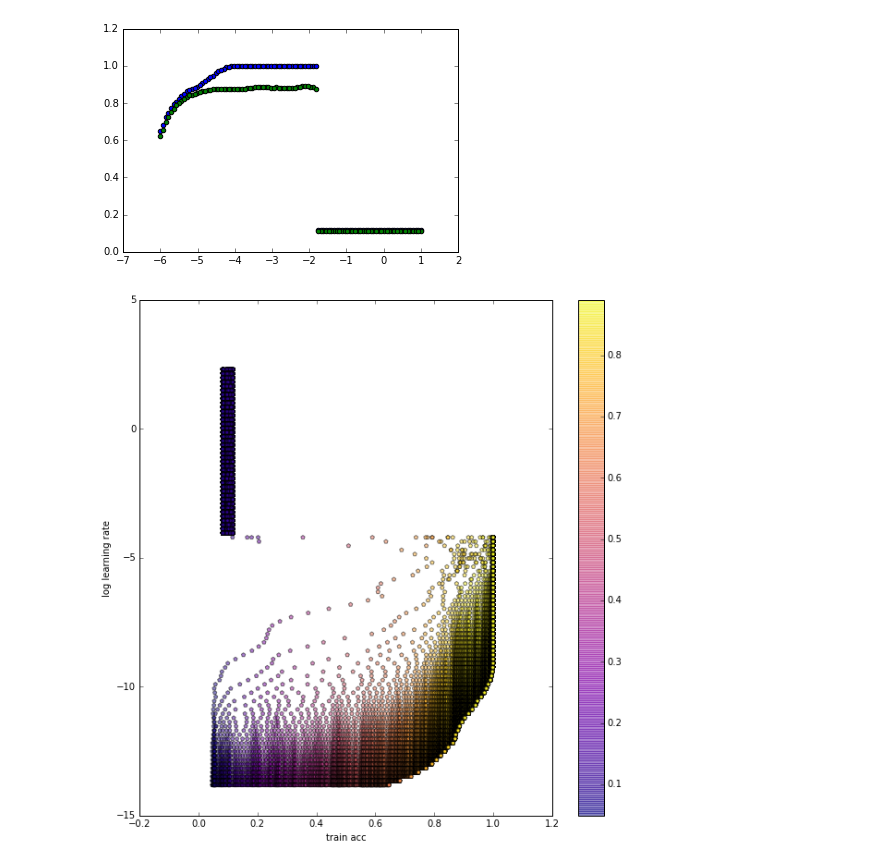
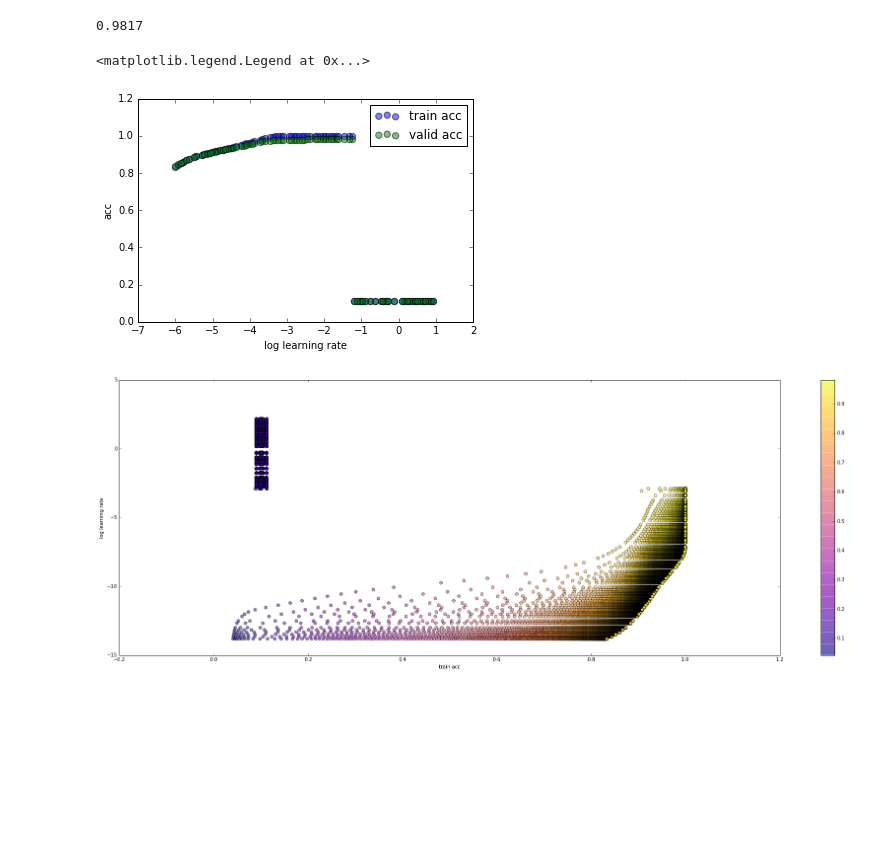
Before and after one commit to mehdidc/learning_rate_and_generalization, a Jupyter notebook: analysis.ipynb, the cells around one changed output. Drawn from its saved outputs; the diff is of its cells as text; code cells hidden in the pictures; blank space fills up the shorter version.

```diff
--- a/analysis.ipynb
+++ b/analysis.ipynb
@@ -8,32 +8,43 @@ import pandas as pd
 # %%
 db = load_db()
 # %%
-jobs = list(db.jobs_with(state=SUCCESS, where='jobset1'))
+jobs = list(db.jobs_with(state=SUCCESS, where='jobset3'))
 # %%
+train_stat = 'train_acc'
+valid_stat = 'valid_acc'
+test_stat = 'test_acc'
+agg = max
+argagg = np.argmax
+
 learning_rate = [j['content']['hp']['learning_rate'] for j in jobs]
-max_train_acc = [max(h['train_acc'] for h in j['history']) for j in jobs]
-max_valid_acc = [max(h['valid_acc'] for h in j['history']) for j in jobs]
-max_test_acc = [max(h['valid_acc'] for h in j['history']) for j in jobs]
-test_max_valid_acc = [ j['history'][np.argmax(h['valid_acc'] for h in j['history'])]['test_acc'] for j in jobs]
+max_train_acc = [agg(h[train_stat] for h in j['history']) for j in jobs]
+max_valid_acc = [agg(h[valid_stat] for h in j['history']) for j in jobs]
+max_test_acc = [agg(h[test_stat] for h in j['history']) for j in jobs]
+test_max_valid_acc = [ j['history'][argagg(h[valid_stat] for h in j['history'])][test_stat] for j in jobs]
+# %% [output]
+0.9817
 # %%
-plt.scatter(np.log10(learning_rate), max_train_acc, c='b', marker='o')
-plt.scatter(np.log10(learning_rate), max_valid_acc, c='g', marker='o')
+plt.scatter(np.log10(learning_rate), max_train_acc, c='b', marker='o', s=40, label='train acc', alpha=0.5)
+plt.scatter(np.log10(learning_rate), max_valid_acc, c='g', marker='o', s=40, label='valid acc', alpha=0.5)
+plt.xlabel('log learning rate')
+plt.ylabel('acc')
 #plt.scatter(np.log10(learning_rate), test_max_valid_acc, c='r')
 plt.legend()
 # %% [output]
+<matplotlib.legend.Legend at 0x...>
-[figure, old version]
+[figure, new version]
 # %%
-d = [[h['train_acc'], h['valid_acc'], j['content']['hp']['learning_rate']] for j in jobs for h in j['history']]
+d = [[h[train_stat], h[valid_stat], j['content']['hp']['learning_rate']] for j in jobs for h in j['history']]
 d = np.array(d)
 # %%
-fig = plt.figure(figsize=(10, 10))
-plt.scatter(d[:, 0], np.log(d[:, 2]), c=d[:, 1], marker='p', cmap='plasma', alpha=0.5)
+fig = plt.figure(figsize=(30, 10))
+plt.scatter(d[:, 0], np.log(d[:, 2]), c=d[:, 1], marker='p', cmap='plasma', alpha=0.5,s=50)
 plt.xlabel('train acc')
 plt.ylabel('log learning rate')
 cm = plt.colorbar()
 plt.legend()
 # %% [output]
-[figure, old version]
+[figure, new version]
 # %%
 fig = plt.figure(figsize=(10, 10))
 plt.scatter(d[:, 0], (d[:, 1]), c=np.log(d[:, 2]), marker='+', cmap='plasma')
```
Also changed, not shown: parts of 4 cells of this notebook.
